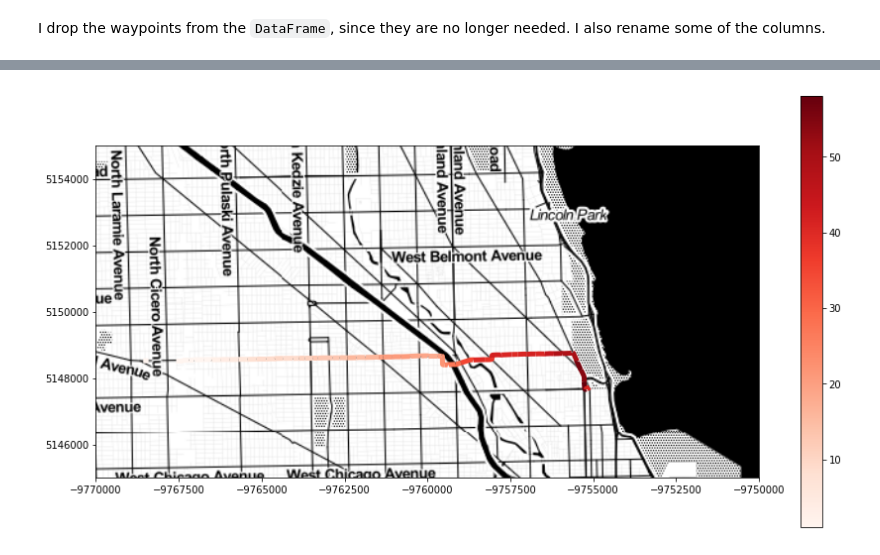
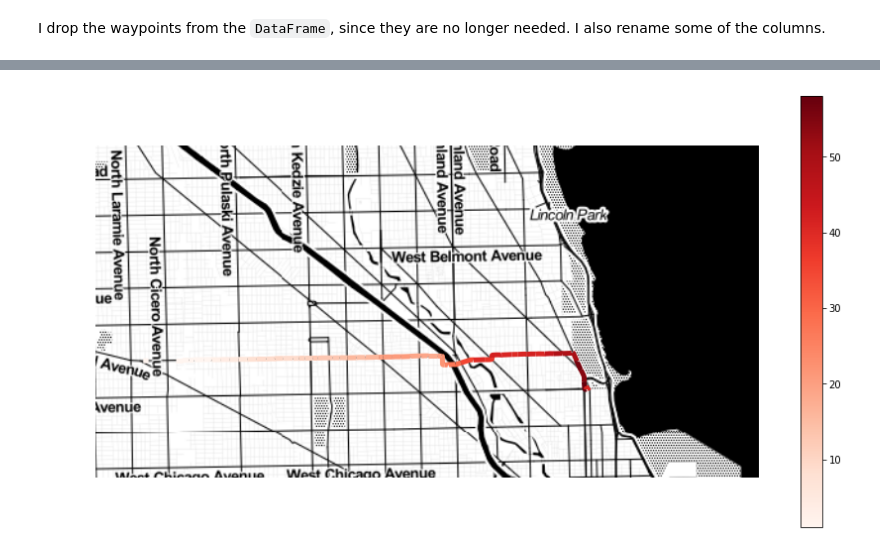
Before and after one commit to AmyLExtraordinaire/ctabus, a Jupyter notebook: notebooks/Visualizing Bus Bunching.ipynb, the cells around one changed output, grey strips where cells are left out. Cells and saved outputs as stored; diff of their text form; code cells hidden in the pictures.

```diff
--- a/notebooks/Visualizing Bus Bunching.ipynb
+++ b/notebooks/Visualizing Bus Bunching.ipynb
@@ -130,6 +131,8 @@ geometry = [LineString(xys) for xys in (combined.coordinates + combined.lon_lat.
 # %%
 import geopandas as gpd
 
-segmented_stops = gpd.GeoDataFrame(merged[:-1], geometry=geometry)
-segmented_stops.drop(['lon', 'lat', 'lon_lat', 'coordinates'], inplace=True, axis=1)
-#segmented_stops.to_file(out_path, driver='GeoJSON')
+merged.dropna(inplace=True)
+geometry = [LineString(xys) for xys in merged.coordinates]
+gdf = gpd.GeoDataFrame(merged, geometry=geometry)
+gdf.drop(['lon', 'lat', 'lon_lat', 'coordinates'], inplace=True, axis=1)
+gdf.head()
@@ -157,7 +179,6 @@ travels_waits.head()
 # %%
 bunching = travels_waits[travels_waits["wait|15417"] < 2].groupby('origin').count().tatripid.to_frame().reset_index().rename({'tatripid': 'counts'}, axis='columns')
 
-segmented_stops.stpid = segmented_stops.stpid.astype(int)
-bunching_gdf = segmented_stops.merge(bunching, left_on="stpid", right_on="origin")
-bunching_gdf.crs = {'init': 'epsg:4326'}
-bunching_gdf = bunching_gdf.to_crs(epsg=3857)
+gdf.stpid = gdf.stpid.astype(int)
+bunching_gdf = gdf.merge(bunching, left_on="stpid", right_on="origin")
+bunching_gdf.head()
@@ -164,4 +192,3 @@ bunching_gdf = bunching_gdf.to_crs(epsg=3857)
 # %%
-fig, ax = plt.subplots(1, figsize=(10, 1))
-bunching_gdf.plot(column="counts", ax=ax, legend=True, cmap='YlGnBu', linewidth=5)
+bunching_gdf.plot(column="counts", legend=True, cmap='YlGnBu', linewidth=5).set_axis_off()
 # %% [output]
@@ -170,21 +200,22 @@ bunching_gdf.plot(column="counts", ax=ax, legend=True, cmap='YlGnBu', linewidth=
 # %%
 import contextily as ctx
 
 def add_basemap(ax, zoom, url='http://tile.stamen.com/toner/tileZ/tileX/tileY.png'):
-    #xmin, xmax, ymin, ymax = ax.axis()
-    #xmin, xmax, ymin, ymax = -87.86, -87.53, 41.63, 42.09
-    xmin, xmax, ymin, ymax = -9770000, -9750000, 5145000, 5155000#5105219.405426267, 5173749.311018312
+    xmin, xmax, ymin, ymax = ax.axis()
     basemap, extent = ctx.bounds2img(xmin, ymin, xmax, ymax, zoom=zoom, url=url)
     ax.imshow(basemap, extent=extent, interpolation='bilinear')
-    # restore original x/y limits
     ax.axis((xmin, xmax, ymin, ymax))
-    #ax.axis([-87.86, -87.53, 41.63, 42.09])
     return basemap
 
 f, ax = plt.subplots(1, figsize=(15, 8))
+ax.axis([-9770000, -9750000, 5145000, 5155000])
+
+bunching_gdf.crs = {'init': 'epsg:4326'}
+bunching_gdf = bunching_gdf.to_crs(epsg=3857)
 bunching_gdf.plot(column="counts", ax=ax, legend=True, cmap='Reds', linewidth=5)
-dark_matter = "http://a.basemaps.cartocdn.com/dark_all/tileZ/tileX/tileY.png"
+
+ax.set_axis_off()
 add_basemap(ax, zoom=12)
 plt.show()
 # %% [output]
-[figure, old version]
+[figure, new version]
```
Also changed, not shown: parts of 22 cells of this notebook.
